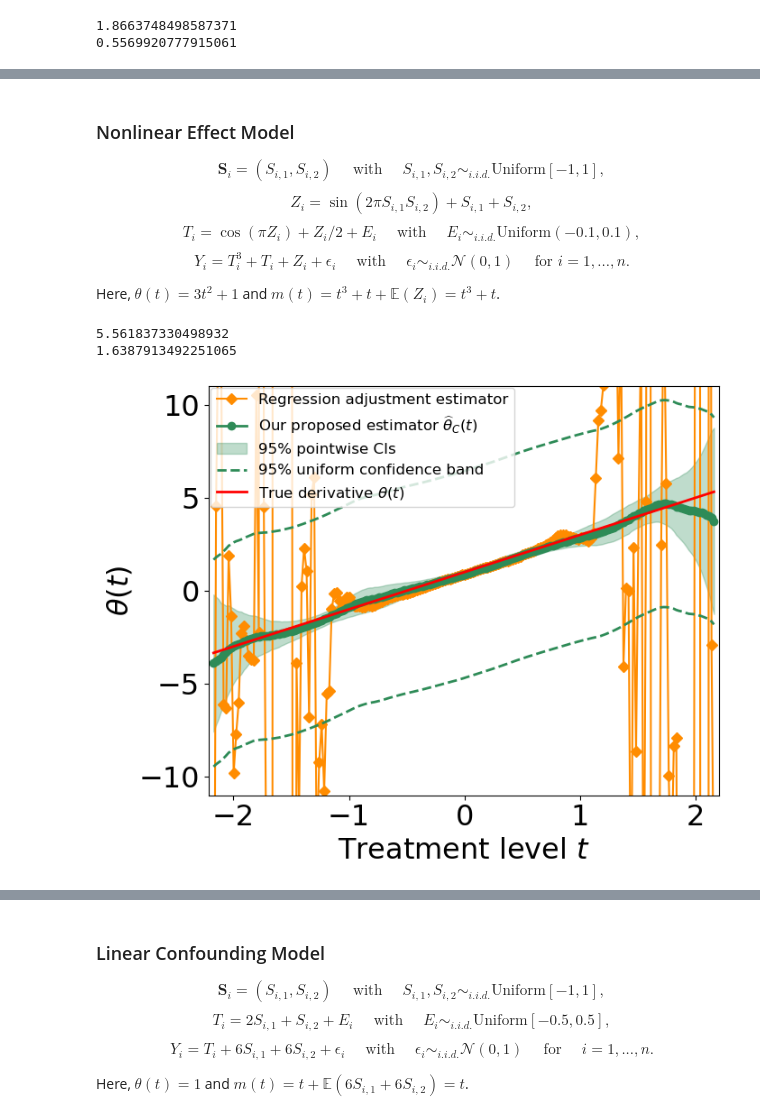
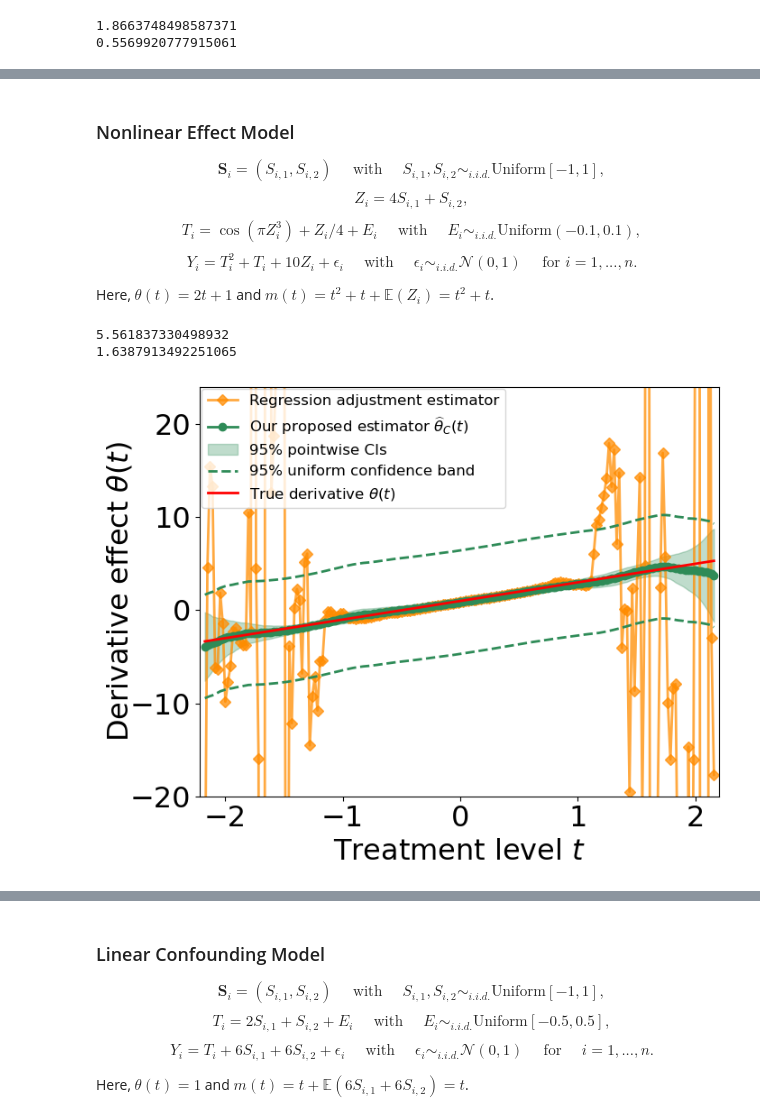
Before and after one commit to zhangyk8/npDoseResponse, a Jupyter notebook: Paper_Code/Simulation Figures.ipynb, the cells around one changed output, grey strips where cells are left out. Cells and saved outputs as stored; diff of their text form; code cells hidden in the pictures.

```diff
--- a/Paper_Code/Simulation Figures.ipynb
+++ b/Paper_Code/Simulation Figures.ipynb
@@ -125,11 +127,11 @@ plt.savefig('./Figures/single_conf_m.pdf', bbox_inches='tight')
 # %% [markdown]
 ### Nonlinear Effect Model
 $$\mathbf{S}_i=(S_{i,1},S_{i,2}) \quad \text{ with } \quad S_{i,1},S_{i,2} \sim_{i.i.d.} \text{Uniform}[-1,1],$$
-$$Z_i=\sin\left(2\pi S_{i,1} S_{i,2}\right)+ S_{i,1} +S_{i,2},$$
-$$T_i = \cos(\pi Z_i) + Z_i/2 + E_i \quad \text{ with } \quad E_i \sim_{i.i.d.} \text{Uniform}(-0.1,0.1),$$
-$$Y_i = T_i^3+T_i+Z_i + \epsilon_i \quad \text{ with } \quad \epsilon_i \sim_{i.i.d.} \mathcal{N}(0,1) \quad \text{ for } i=1,...,n.$$
+$$Z_i=4S_{i,1} +S_{i,2},$$
+$$T_i = \cos(\pi Z_i^3) + Z_i/4 + E_i \quad \text{ with } \quad E_i \sim_{i.i.d.} \text{Uniform}(-0.1,0.1),$$
+$$Y_i = T_i^2+T_i+10Z_i + \epsilon_i \quad \text{ with } \quad \epsilon_i \sim_{i.i.d.} \mathcal{N}(0,1) \quad \text{ for } i=1,...,n.$$
 
-Here, $\theta(t)=3t^2+1$ and $m(t)=t^3+t+\mathbb{E}\left(Z_i \right)=t^3+t$.
+Here, $\theta(t)=2t+1$ and $m(t)=t^2+t+\mathbb{E}\left(Z_i \right)=t^2+t$.
 # %%
 n = 2000
 np.random.seed(123)
@@ -148,10 +150,10 @@ theta_est_boot_arr = []
 m_est_boot_arr = []
 for b in range(1, B+1):
     if b == 1:
-        with open('./Results_New/Simple_Eff_Bootstrap_'+str(b)+'_new1.dat', "rb") as file:
+        with open('./Results_New/Nonlinear_Eff_Bootstrap_'+str(b)+'_new1_n'+str(n)+'.dat', "rb") as file:
             theta_est, m_est, Y_RA, Y_RA_deriv, theta_est_boot, m_est_boot, Y_RA_boot, Y_RA_deriv_boot = pickle.load(file)
     else:
-        with open('./Results_New/Simple_Eff_Bootstrap_'+str(b)+'_new1.dat', "rb") as file:
+        with open('./Results_New/Nonlinear_Eff_Bootstrap_'+str(b)+'_new1_n'+str(n)+'.dat', "rb") as file:
             theta_est_boot, m_est_boot, Y_RA_boot, Y_RA_deriv_boot = pickle.load(file)
     theta_est_boot_arr.append(theta_est_boot)
     m_est_boot_arr.append(m_est_boot)
@@ -176,23 +178,24 @@ m_alpha_var = np.quantile(m_boot_abs, 0.95, axis=0)
 # %%
 plt.rcParams.update({'font.size': 23})
 plt.figure(figsize=(7.5, 6))
-plt.plot(t_qry, Y_RA_deriv, color='darkorange', marker='D', label=r'Regression adjustment estimator')
+plt.plot(t_qry, Y_RA_deriv, color='darkorange', marker='D', linewidth=2, alpha=0.75,
+         label=r'Regression adjustment estimator')
 plt.plot(t_qry, theta_est, color='seagreen', marker='o', linewidth=2, label=r'Our proposed estimator $\widehat{\theta}_C(t)$')
 plt.fill_between(t_qry, theta_est - theta_alpha_var, theta_est + theta_alpha_var, color='seagreen',
                  alpha=.3, label='95% pointwise CIs')
 plt.plot(t_qry, theta_est - theta_alpha, linestyle='dashed', color='seagreen', linewidth=2)
 plt.plot(t_qry, theta_est + theta_alpha, linestyle='dashed', color='seagreen', linewidth=2,
          label='95% uniform confidence band')
 plt.plot(t_qry, 2*t_qry+1, color='red', linewidth=2, label=r'True derivative $\theta(t)$')
-plt.ylim([-11,11])
+plt.ylim([-20,24])
 plt.legend(fontsize=12, loc='upper left', bbox_to_anchor=(-0.011, 1.015))
 plt.xlabel('Treatment level $t$')
-plt.ylabel(r'$\theta(t)$')
+plt.ylabel(r'Derivative effect $\theta(t)$', labelpad=-3)
 plt.margins(x=0.01, y=0.012)
 plt.tight_layout()
 plt.savefig('./Figures/nonlin_conf_theta.pdf', bbox_inches='tight')
 # %% [output]
-[figure, old version]
+[figure, new version]
 # %%
 plt.rcParams.update({'font.size': 23})
 plt.figure(figsize=(7.5,6))
```
Also changed, not shown: parts of 8 cells of this notebook.
